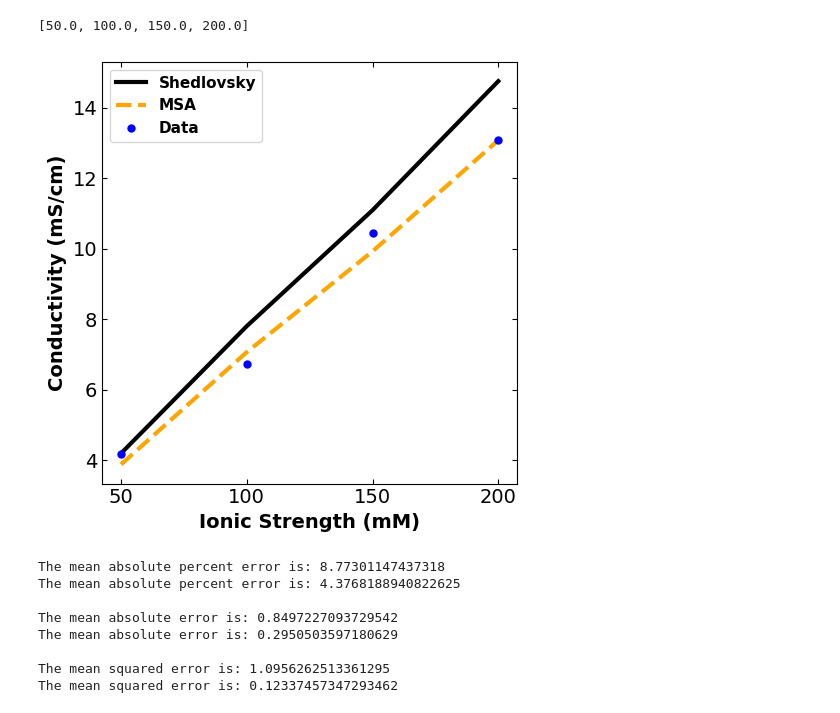
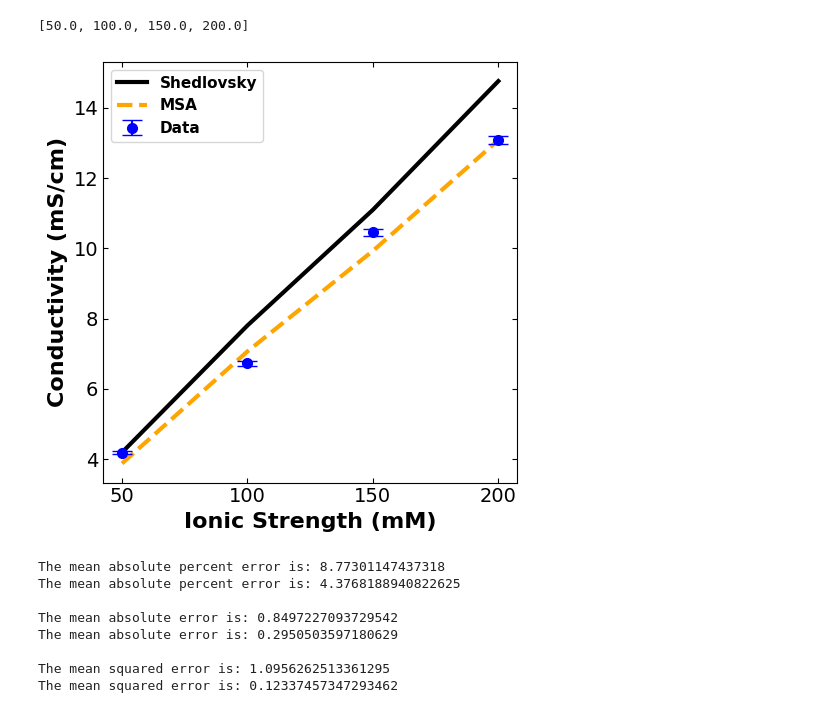
Before and after one commit to dowlinglab/salts-conductivity-modelling, a Jupyter notebook: Three-salt-experiments.ipynb, the cells around one changed output. Cells and saved outputs as stored; diff of their text form; code cells hidden in the pictures.

```diff
--- a/Three-salt-experiments.ipynb
+++ b/Three-salt-experiments.ipynb
@@ -574,6 +574,12 @@ ndata_three_salts = len(NaCl_conc_three_salts)
 
 # convert the conductivity from micro.S/cm to milli.S/cm
 three_salts_cond = [three_salts_cond_raw[i] * 10**(-3) for i in range(ndata_three_salts)]
+
+# measurement error in %
+sigma_cond = 0.93
+
+# measurement error in milli.S/cm
+error_na_ca_la = [(sigma_cond/100) * three_salts_cond[i] for i in range(ndata_three_salts)]
 # %%
 # evaluate the salts concentration in M using the cation ratio
 conc_NaCl_shed_three = [NaCl_conc_three_salts[i] * 10**(-3) for i in range(ndata_three_salts)]
@@ -644,20 +650,22 @@ print(ionic_strength_na_ca_la)
 # %%
 # make plot comparison of the model predictions and the data
 fig = plt.figure(figsize=(5, 5))
 plt.plot(ionic_strength_na_ca_la, variant_shed_cond_3, "-", color="black", linewidth=3, label="Shedlovsky")
 plt.plot(ionic_strength_na_ca_la, msa_cond_3, "--", linewidth=3, color="orange", label="MSA")
-plt.plot(ionic_strength_na_ca_la, three_salts_cond, "b.", markersize=10, label="Data")
-plt.xlabel("Ionic Strength (mM)", fontsize=14,fontweight='bold')
-plt.ylabel("Conductivity (mS/cm)", fontsize=14,fontweight='bold')
+plt.errorbar(
+    ionic_strength_na_ca_la, three_salts_cond, yerr=error_na_ca_la, fmt='o', ecolor='blue', capsize=7, markersize=7, markerfacecolor='blue',
+    markeredgecolor='blue', label='Data')
+plt.xlabel("Ionic Strength (mM)", fontsize=16,fontweight='bold')
+plt.ylabel("Conductivity (mS/cm)", fontsize=16,fontweight='bold')
 plt.xticks([50, 100, 150, 200], fontsize=14)
 plt.yticks(fontsize=14)
 plt.tick_params(direction="in",top=True, right=True)
 plt.legend(prop={"weight": "bold", "size": 11})
 plt.tight_layout()
 plt.savefig(r".\Paper_figures\var_shed_msa_na_ca_la.png")
 plt.show()
 # %% [output]
-[figure, old version]
+[figure, new version]
 # %%
 # calculate the residuals
 e_three_salts_shed = [variant_shed_cond_3[i] - three_salts_cond[i] for i in range(ndata_three_salts)]
```
Also changed, not shown: 28 other files.
